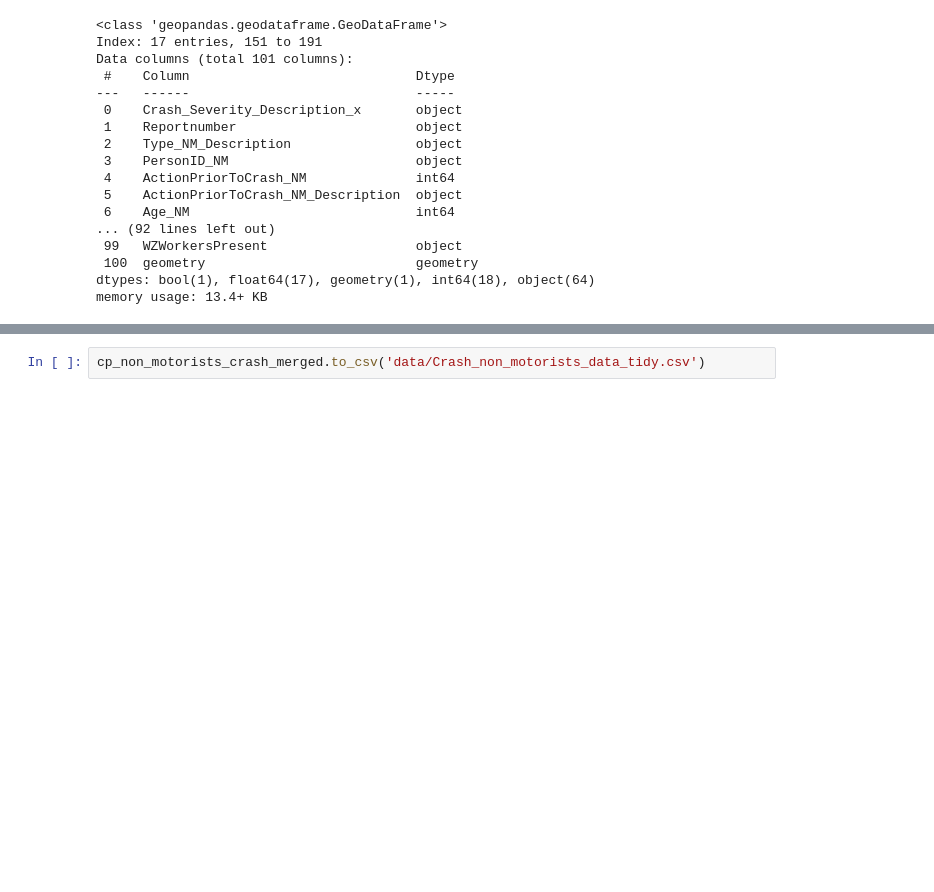
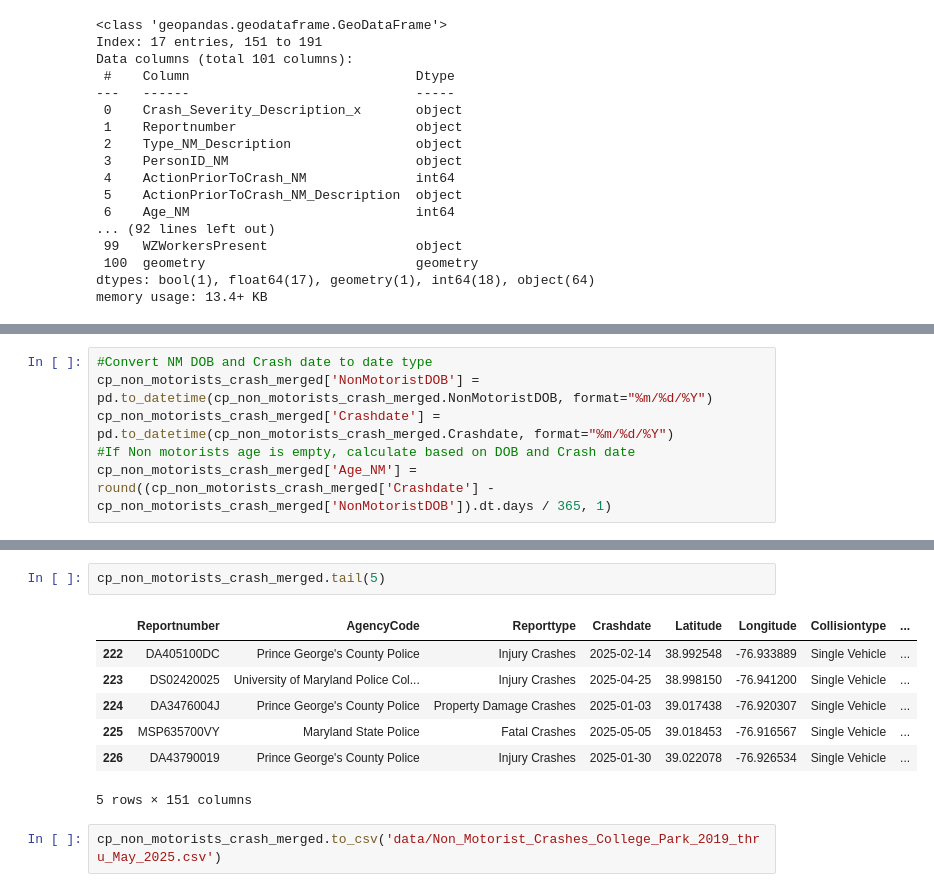
Before and after one commit to p-med/MD_crash_data, a Jupyter notebook: Data_prep.ipynb, the cells around one changed output, grey strips where cells are left out. Saved outputs shown, nothing was run; the diff lists cells and outputs as text; blank space fills up the shorter version.

```diff
--- a/Data_prep.ipynb
+++ b/Data_prep.ipynb
@@ -295,0 +336,6 @@ Redefine column names and plot geographic data.
+# %%
+#Convert NM DOB and Crash date to date type
+cp_non_motorists_crash_merged['NonMotoristDOB'] = pd.to_datetime(cp_non_motorists_crash_merged.NonMotoristDOB, format="%m/%d/%Y")
+cp_non_motorists_crash_merged['Crashdate'] = pd.to_datetime(cp_non_motorists_crash_merged.Crashdate, format="%m/%d/%Y")
+#If Non motorists age is empty, calculate based on DOB and Crash date
+cp_non_motorists_crash_merged['Age_NM'] = round((cp_non_motorists_crash_merged['Crashdate'] - cp_non_motorists_crash_merged['NonMotoristDOB']).dt.days / 365, 1)
@@ -296,2 +362,12 @@ Redefine column names and plot geographic data.
+# %%
+cp_non_motorists_crash_merged.tail(5)
+# %% [output]
+|  | Reportnumber | AgencyCode | Reporttype | Crashdate | Latitude | Longitude | Collisiontype | ... |
+| 222 | DA405100DC | Prince George's County Police | Injury Crashes | 2025-02-14 | 38.992548 | -76.933889 | Single Vehicle | ... |
+| 223 | DS02420025 | University of Maryland Police Col... | Injury Crashes | 2025-04-25 | 38.998150 | -76.941200 | Single Vehicle | ... |
+| 224 | DA3476004J | Prince George's County Police | Property Damage Crashes | 2025-01-03 | 39.017438 | -76.920307 | Single Vehicle | ... |
+| 225 | MSP635700VY | Maryland State Police | Fatal Crashes | 2025-05-05 | 39.018453 | -76.916567 | Single Vehicle | ... |
+| 226 | DA43790019 | Prince George's County Police | Injury Crashes | 2025-01-30 | 39.022078 | -76.926534 | Single Vehicle | ... |
+5 rows × 151 columns
 # %%
-cp_non_motorists_crash_merged.to_csv('data/Crash_non_motorists_data_tidy.csv')
+cp_non_motorists_crash_merged.to_csv('data/Non_Motorist_Crashes_College_Park_2019_thru_May_2025.csv')
```
Also changed, not shown: parts of 14 cells of this notebook, 2 other files.
